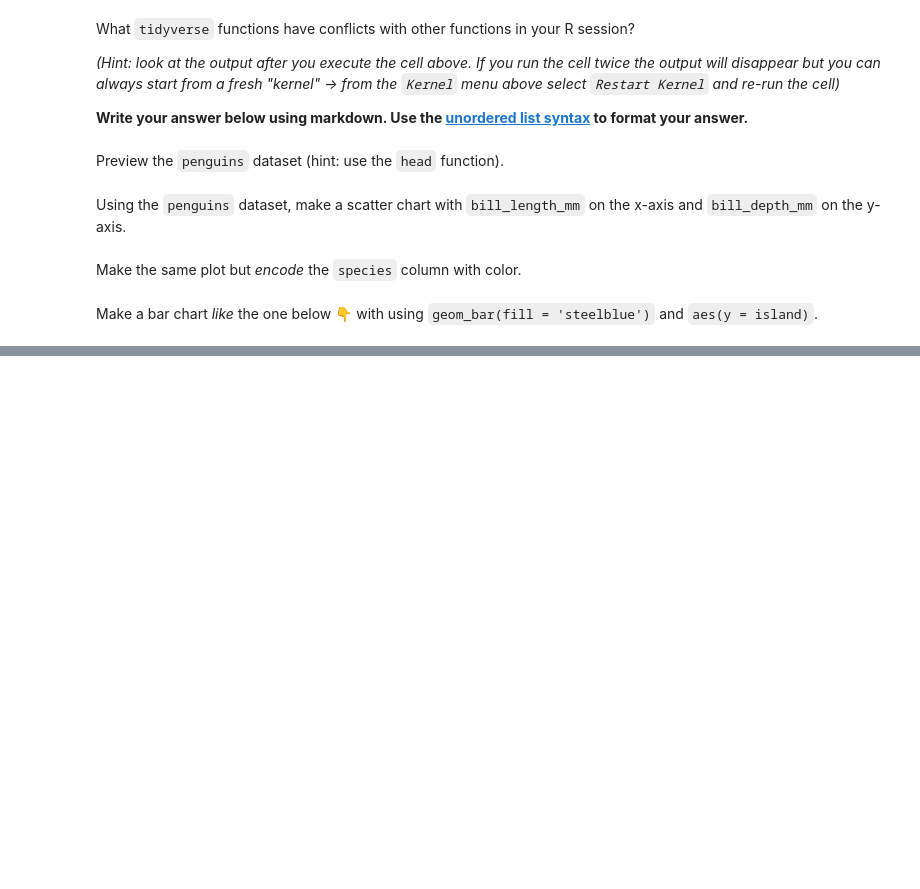
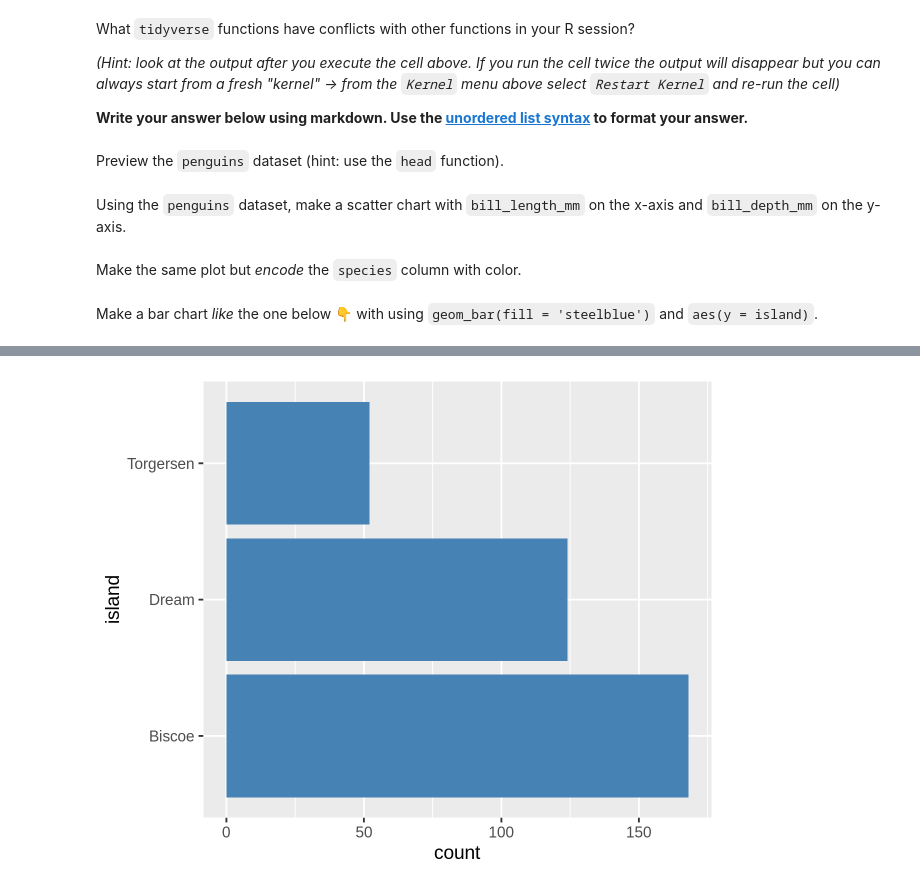
Before and after one commit to chuckpr/BIOS512-example, a Jupyter notebook: 01_BIOS512_assignment.ipynb, the cells around one changed output, grey strips where cells are left out. Cells and saved outputs as stored; diff of their text form; code cells hidden in the pictures; blank space fills up the shorter version.

```diff
--- a/01_BIOS512_assignment.ipynb
+++ b/01_BIOS512_assignment.ipynb
@@ -45,0 +53,10 @@ Make a bar chart *like* the one below 👇 with using `geom_bar(fill = 'steelblu
+# %%
+# Put your bar chart code here
+
+options(repr.plot.res = 250, repr.plot.height = 4, repr.plot.width = 5)
+
+p = ggplot(penguins, aes(y = island)) + geom_bar(fill = 'steelblue')
+
+p
+# %% [output]
+[figure, added]
```
Also changed, not shown: parts of 6 cells of this notebook.
